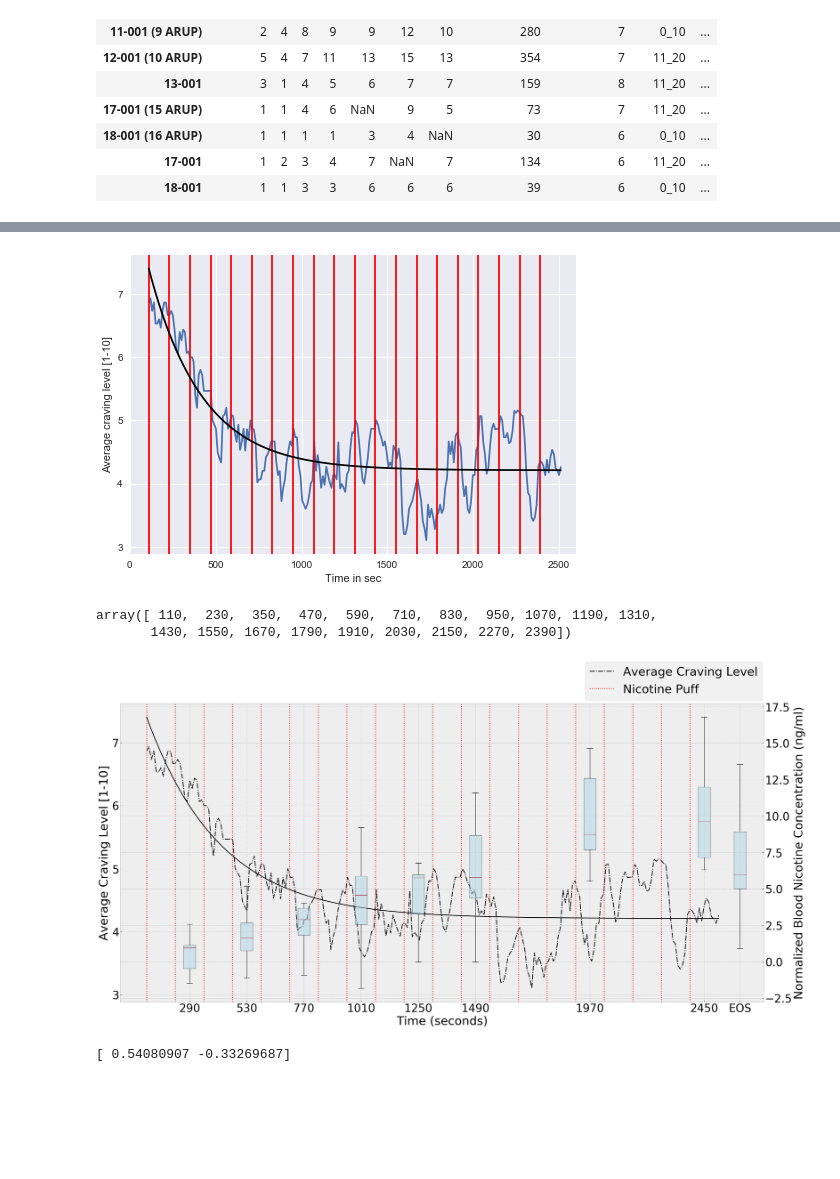
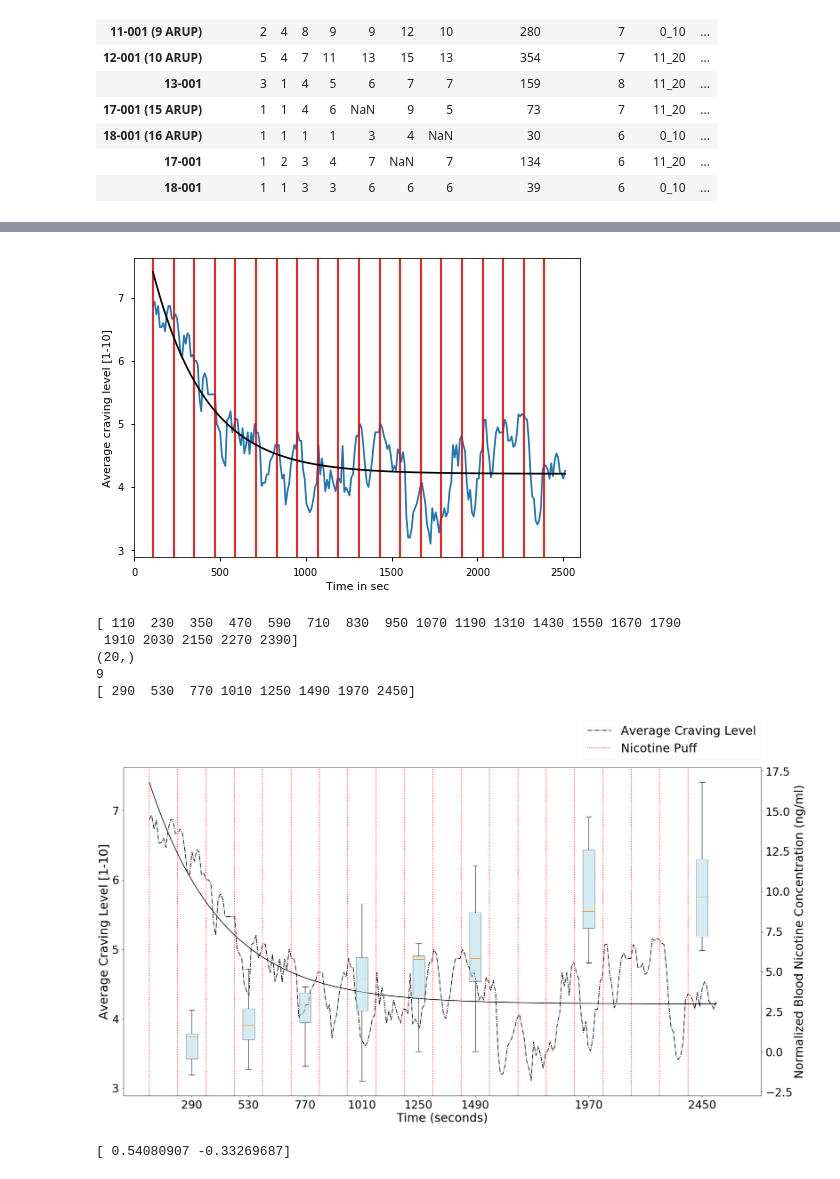
Before and after one commit to hstrey/nicotine-paper, a Jupyter notebook: 10+20 puff figure rajat.ipynb, the cells around one changed output, grey strips where cells are left out. Saved outputs shown, nothing was run; the diff lists cells and outputs as text; code cells hidden in the pictures; blank space fills up the shorter version.

Commit message:
fixed the combined graph

```diff
--- a/10+20 puff figure rajat.ipynb
+++ b/10+20 puff figure rajat.ipynb
@@ -6,6 +6,19 @@ import pandas as pd
 from matplotlib.backends.backend_pdf import PdfPages
 import seaborn as sns
 from matplotlib.pylab import rcParams
+
+SMALL_SIZE = 16
+MEDIUM_SIZE = 18
+BIGGER_SIZE = 20
+
+plt.rc('font', size=SMALL_SIZE)          # controls default text sizes
+plt.rc('axes', titlesize=SMALL_SIZE)     # fontsize of the axes title
+plt.rc('axes', labelsize=MEDIUM_SIZE)    # fontsize of the x and y labels
+plt.rc('xtick', labelsize=SMALL_SIZE)    # fontsize of the tick labels
+plt.rc('ytick', labelsize=SMALL_SIZE)    # fontsize of the tick labels
+plt.rc('legend', fontsize=SMALL_SIZE)    # legend fontsize
+plt.rc('figure', titlesize=BIGGER_SIZE)  # fontsize of the figure title
+
 #rcParams['figure.figsize'] = 15, 6
 #plt.style.use('seaborn')
 import glob
@@ -355,12 +361,19 @@ plt.ylabel("Average craving level [1-10]")
 plt.plot(cravings_t_all, out.best_fit, 'k-')
 plt.savefig("cravings_fit.pdf")
 # %% [output]
-[figure, old version]
+[figure, new version]
-# %%
-puffs
-# %% [output]
-array([ 110,  230,  350,  470,  590,  710,  830,  950, 1070, 1190, 1310,
-       1430, 1550, 1670, 1790, 1910, 2030, 2150, 2270, 2390])
+# %%
+print(puffs)
+print(puffs.shape)
+print(len(data))
+puffs_boxplot = np.array([4,8,12,16,20,24,32,40])*60+50
+print(puffs_boxplot)
+# %% [output]
+[ 110  230  350  470  590  710  830  950 1070 1190 1310 1430 1550 1670 1790
+ 1910 2030 2150 2270 2390]
+(20,)
+9
+[ 290  530  770 1010 1250 1490 1970 2450]
 # %%
 # plt.style.use('seaborn-notebook')
 # plt.figure(figsize=(12,9))
@@ -380,36 +393,36 @@ array([ 110,  230,  350,  470,  590,  710,  830,  950, 1070, 1190, 1310,
 
 # fig.tight_layout()  # otherwise the right y-label is slightly clipped
 # plt.show()
 
 my_labels = {"x1" : "Nicotine Puff", "x2" : "x2values"}
-plt.style.use('bmh')
+#plt.style.use('bmh')
 
 fig, ax1 = plt.subplots(figsize=(25,13))
 ax1.set_xlabel('Time (seconds)', fontsize= 30)
 ax1.set_ylabel('Average Craving Level [1-10]',fontsize=30)
 ax1.plot(cravings_t_all,np.mean(cravings_all,axis=0),'k-',linestyle='-.',label = 'Average Craving Level')
 for p in puffs:
     plt.axvline(x=p,color="r",linestyle=':',label = my_labels["x1"])
     my_labels["x1"] = "_nolegend_"
 ax1.plot(cravings_t_all, out.best_fit, 'k-')
 plt.legend(fontsize=30,loc=9, bbox_to_anchor=(0.86, 1.16))
 
 ax2 = ax1.twinx()
 
 ax2.set_ylabel('Normalized Blood Nicotine Concentration (ng/ml)', fontsize=30)
 
-ax2.boxplot(data,positions=puffs_boxplot,  labels=["290","530","770","1010","1250","1490","1970","2450","EOS"],widths=50,patch_artist=True,boxprops=dict(facecolor="lightblue",alpha=.5),showfliers=False)
+ax2.boxplot(data[:-1],positions=puffs_boxplot,widths=50,patch_artist=True,boxprops=dict(facecolor="lightblue",alpha=.5),showfliers=False)
 
 plt.xlim(0,2700)
 
 ax1.tick_params(axis='both',labelsize=28)
 ax2.tick_params(axis='both',labelsize=28)
 fig.tight_layout()
 
 plt.savefig("cravings_fit.pdf")
 plt.show()
 # %% [output]
-[figure, old version]
+[figure, new version]
 # %%
 nic_norm_offset_mean=np.array(puff1020t[plot_x_1020_norm_offset].mean())
 nic_norm_offset_std=np.array(puff1020t[plot_x_1020_norm_offset].std())
```
Also changed, not shown: parts of 14 cells of this notebook.
